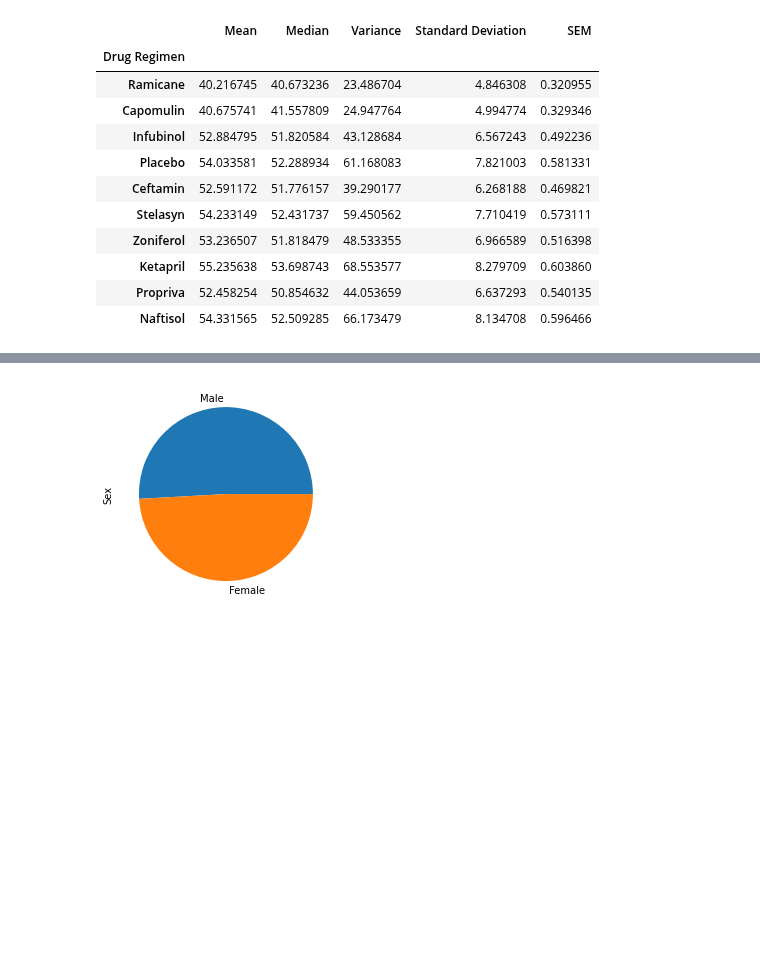
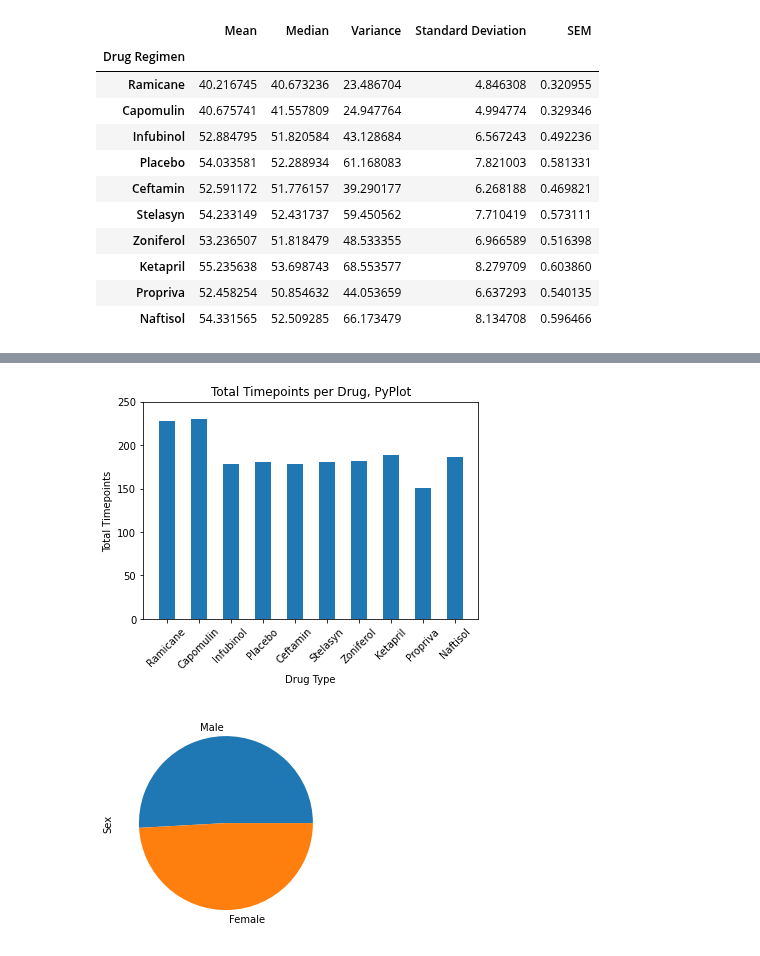
Before and after one commit to c4stella/power-of-plots, a Jupyter notebook: pymaceuticals_starter.ipynb, the cells around one changed output, grey strips where cells are left out. Drawn from its saved outputs; the diff is of its cells as text; code cells hidden in the pictures; blank space fills up the shorter version.

```diff
--- a/pymaceuticals_starter.ipynb
+++ b/pymaceuticals_starter.ipynb
@@ -145,6 +165,18 @@ drug_stats
 # %%
 # Generate a bar plot showing the total number of timepoints for all mice tested for each drug regimen using pyplot.
-#plt.bar(len(drug_types), mousestudy_c['Timepoint'], label=drug_types)
+plt.bar(drug_types, timecount, width=0.5)
+plt.title('Total Timepoints per Drug, PyPlot')
+
+plt.xlabel('Drug Type')
+plt.ylabel('Total Timepoints')
+
+plt.ylim(0,250)
+
+plt.xticks(rotation=45)
+
+plt.show()
+# %% [output]
+[figure, added]
 # %%
 # Generate a pie plot showing the distribution of female versus male mice using Pandas
 gender = mousestudy_c['Sex'].value_counts()
```
Also changed, not shown: parts of 10 cells of this notebook.
